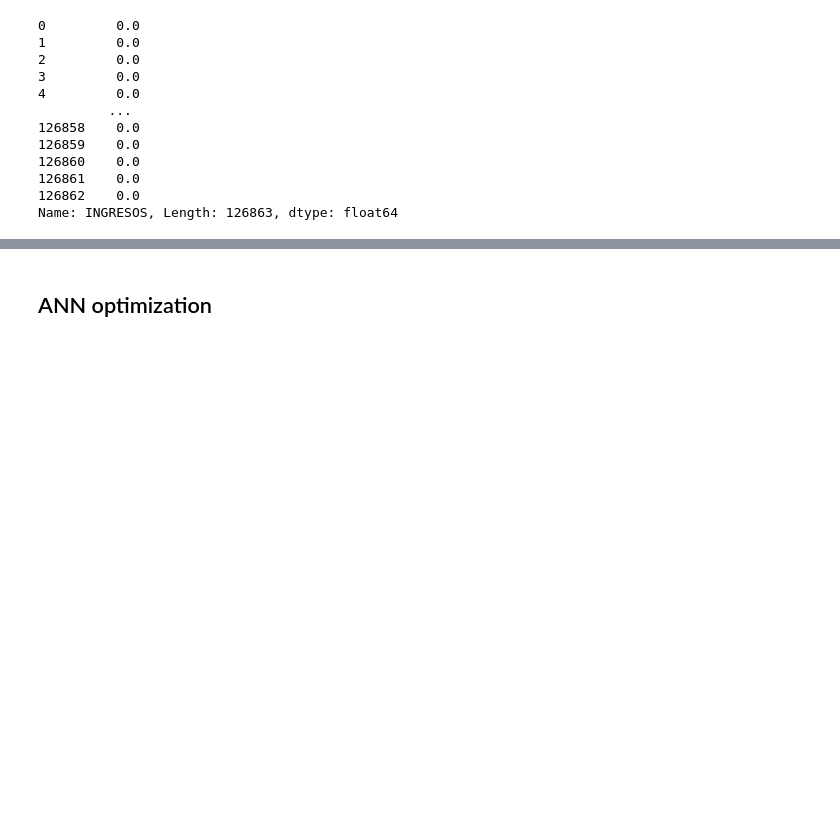
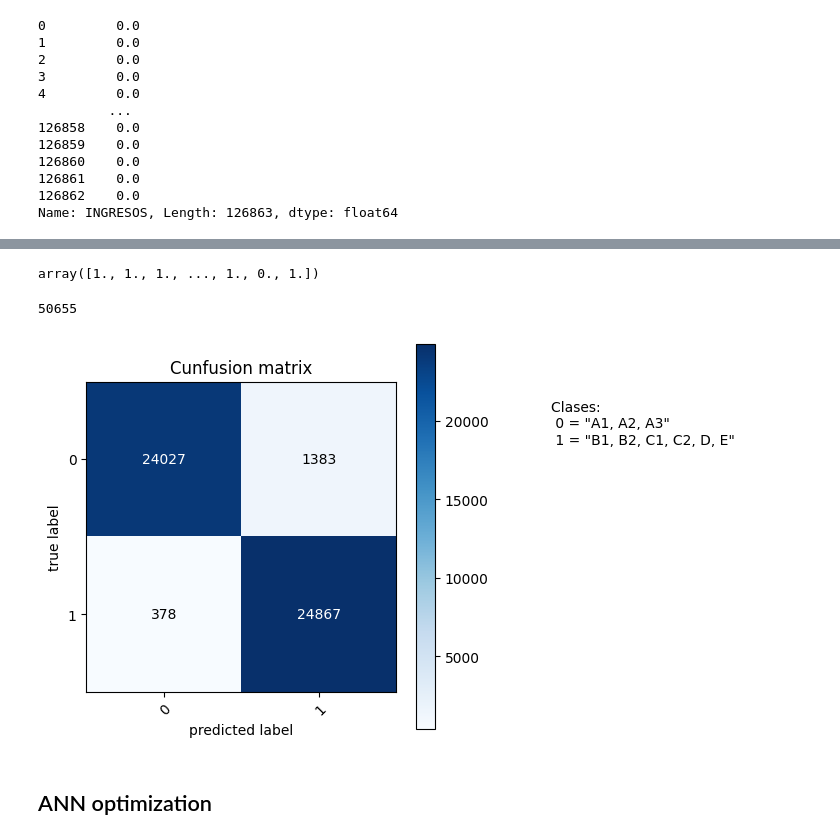
Before and after one commit to AndersCFR/CreditScoring, a Jupyter notebook: CreditScoring.ipynb, the cells around one changed output, grey strips where cells are left out. Drawn from its saved outputs; the diff is of its cells as text; code cells hidden in the pictures; blank space fills up the shorter version.

Commit message:
feat: matrix confusion

```diff
--- a/CreditScoring.ipynb
+++ b/CreditScoring.ipynb
@@ -643,2 +755,13 @@ plt.show()
 # %%
 # Split train and test data
+
+train,test=train_test_split(balanced_dataset, train_size=0.8, random_state = 1)
+# Tomamos valores X e Y para entrenamiento
+x_train = train.values[:,0:17]
+y_train = train.values[:,17]
+# Tomamos valores X e Y para testing
+x_test = test.values[:,0:17]
+y_test = test.values[:,17]
+
+print(len(y_train))
+len(y_test)
@@ -687,2 +857,10 @@ _________________________________________________________________
 # %%
 # Predictions and model evaluation
+
+# test
+y_pred_test = model.predict(x_test)
+# redondeamos las predicciones
+rounded_y_pred_test = [round(x[0]) for x in y_pred_test]
+
+scores_test = model.evaluate(x_test,y_test)
+print("Accuracy con test: \n%s: %.2f%%" % (model.metrics_names[1], scores_test[1]*100))#Accuracy (exactitud)
@@ -698,3 +892,31 @@ IFrame("./construct_model.pdf", width=980, height=400)
+# %%
+y_test
+# %% [output]
+array([1., 1., 1., ..., 1., 0., 1.])
+# %%
+len(rounded_y_pred_test)
+# %% [output]
+50655
+# %%
+labels=[0, 1]
+title = 'Cunfusion matrix'
+
+confMatrix = confusion_matrix(y_test, rounded_y_pred_test, labels=labels)
+
+fig, ax = plot_confusion_matrix(confMatrix,
+                      class_names=labels,
+                      colorbar=True,
+                                figsize=(5,5)
+                      )
+ax.annotate(f'Clases: \n 0 = "A1, A2, A3" \n 1 = "B1, B2, C1, C2, D, E"',
+            xy = (1.5, 0.8),
+            xycoords='axes fraction')
+
+plt.title(f'{title}')
+#fig.tight_layout()
+plt.show()
+# %% [output]
+[figure, added]
 # %% [markdown]
 ## ANN optimization
 # %% [markdown]
```
Also changed, not shown: parts of 45 cells of this notebook, 2 other files.
